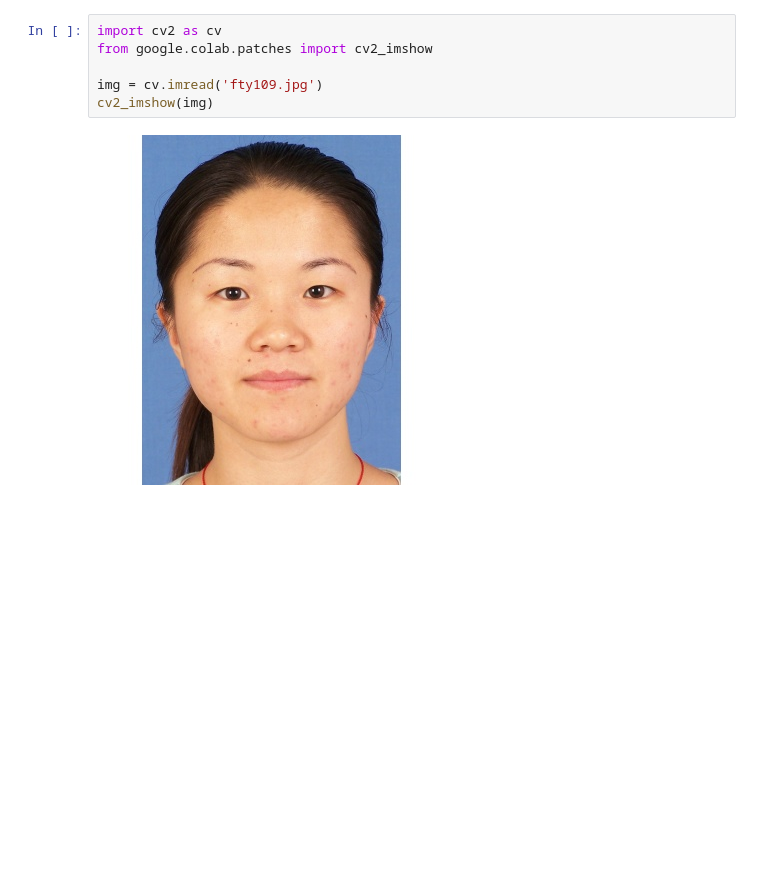
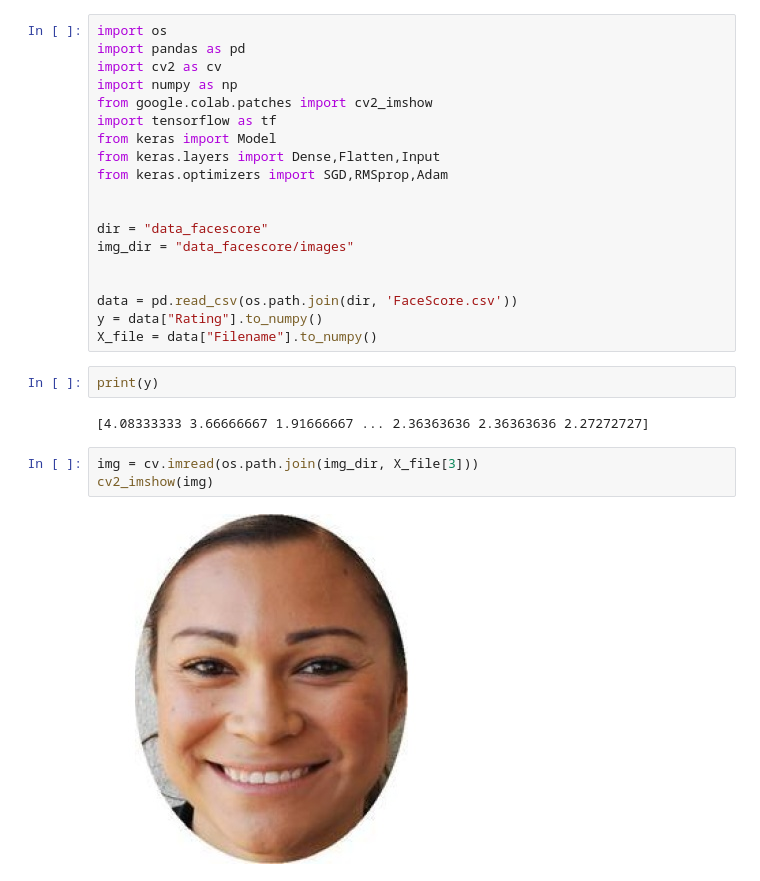
Before and after one commit to XingruiWang/RUC-Deep-Learning-Course, a Jupyter notebook: Homework/HW_3/王兴睿_2017201690_DL_W03.ipynb, the cells around one changed output. Saved outputs shown, nothing was run; the diff lists cells and outputs as text; blank space fills up the shorter version.

```diff
--- a/Homework/HW_3/王兴睿_2017201690_DL_W03.ipynb
+++ b/Homework/HW_3/王兴睿_2017201690_DL_W03.ipynb
@@ -12,8 +10,28 @@ data_facescore  data_foodscore  FoodScore.csv  程序
-# %%
-import cv2 as cv
-from google.colab.patches import cv2_imshow
-
-img = cv.imread('fty109.jpg')
-cv2_imshow(img)
-# %% [output]
-[figure, removed]
+# %%
+import os
+import pandas as pd
+import cv2 as cv
+import numpy as np
+from google.colab.patches import cv2_imshow
+import tensorflow as tf
+from keras import Model
+from keras.layers import Dense,Flatten,Input
+from keras.optimizers import SGD,RMSprop,Adam
+
+
+dir = "data_facescore"
+img_dir = "data_facescore/images"
+
+
+data = pd.read_csv(os.path.join(dir, 'FaceScore.csv'))
+y = data["Rating"].to_numpy()
+X_file = data["Filename"].to_numpy()
+# %%
+print(y)
+# %% [output]
+[4.08333333 3.66666667 1.91666667 ... 2.36363636 2.36363636 2.27272727]
+# %%
+img = cv.imread(os.path.join(img_dir, X_file[3]))
+cv2_imshow(img)
+# %% [output]
+[figure, added]
```
Also changed, not shown: parts of 1 cell of this notebook.
